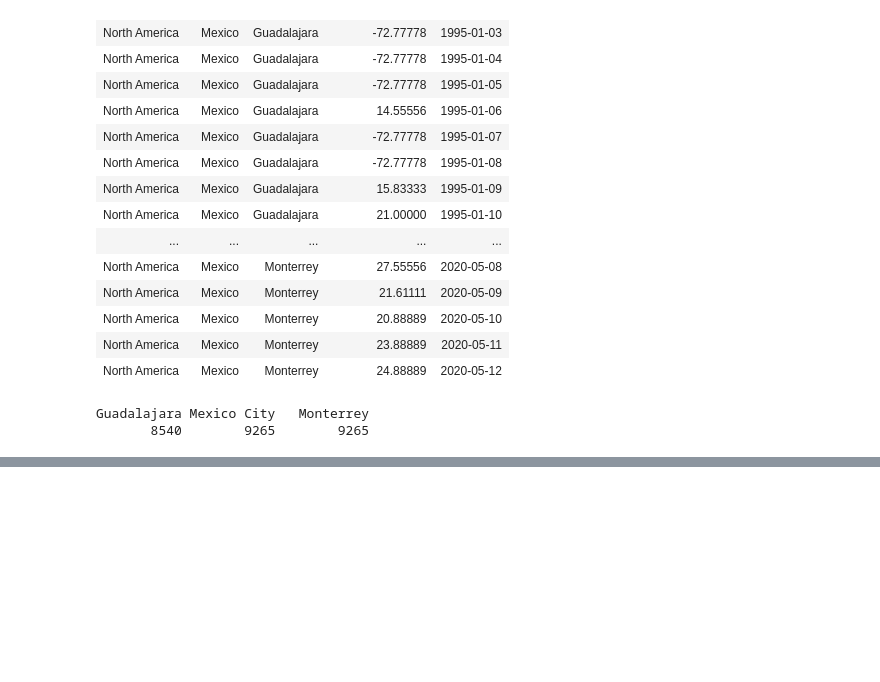
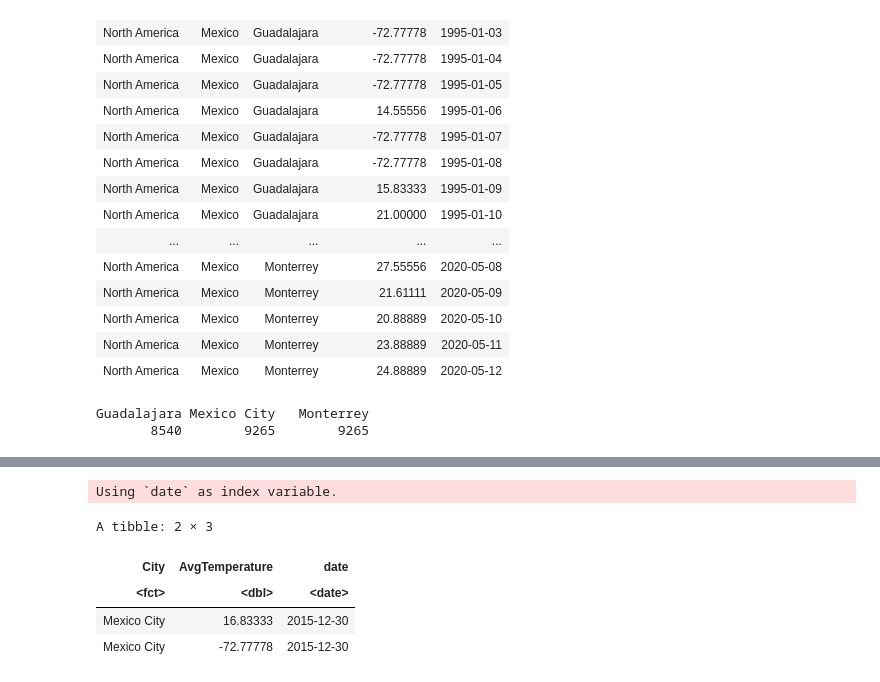
Before and after one commit to Diegocanales1/Series-de-Tiempo, a Jupyter notebook: Temperature.ipynb, the cells around one changed output, grey strips where cells are left out. Saved outputs shown, nothing was run; the diff lists cells and outputs as text; code cells hidden in the pictures; blank space fills up the shorter version.

```diff
--- a/Temperature.ipynb
+++ b/Temperature.ipynb
@@ -227,3 +248,9 @@ A tibble: 18530 × 5
-# %%
-rows_df = rows_df %>% select(Region, Country, City, AvgTemperature, date) %>% as_tsibble(index=date, regular = TRUE, key = City)
-rows_df
+# %%
+duplicates(rows_df)
+# %% [output]
+Using `date` as index variable.
+A tibble: 2 × 3
+| City | AvgTemperature | date |
+| <fct> | <dbl> | <date> |
+| Mexico City | 16.83333 | 2015-12-30 |
+| Mexico City | -72.77778 | 2015-12-30 |
```
Also changed, not shown: parts of 14 cells of this notebook.
